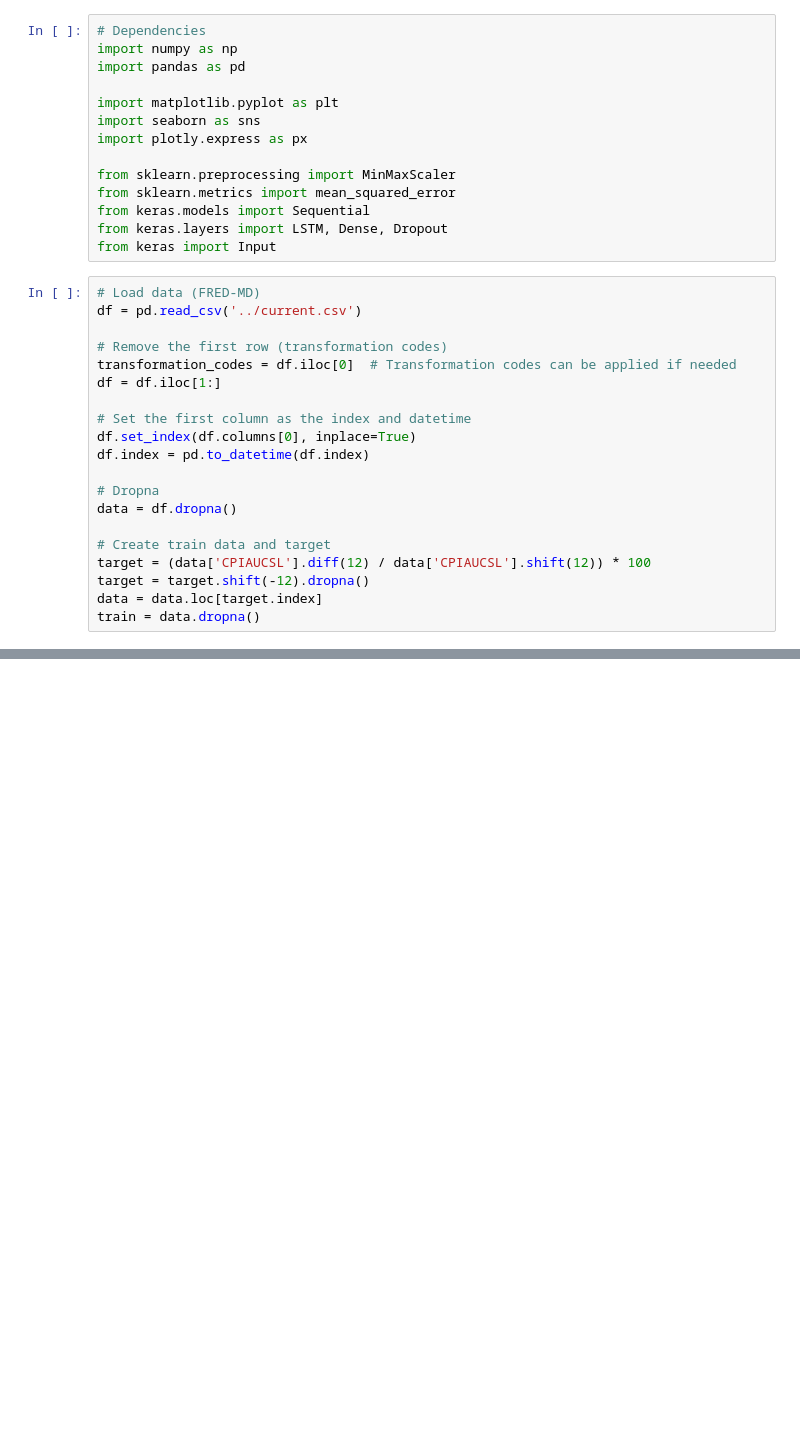
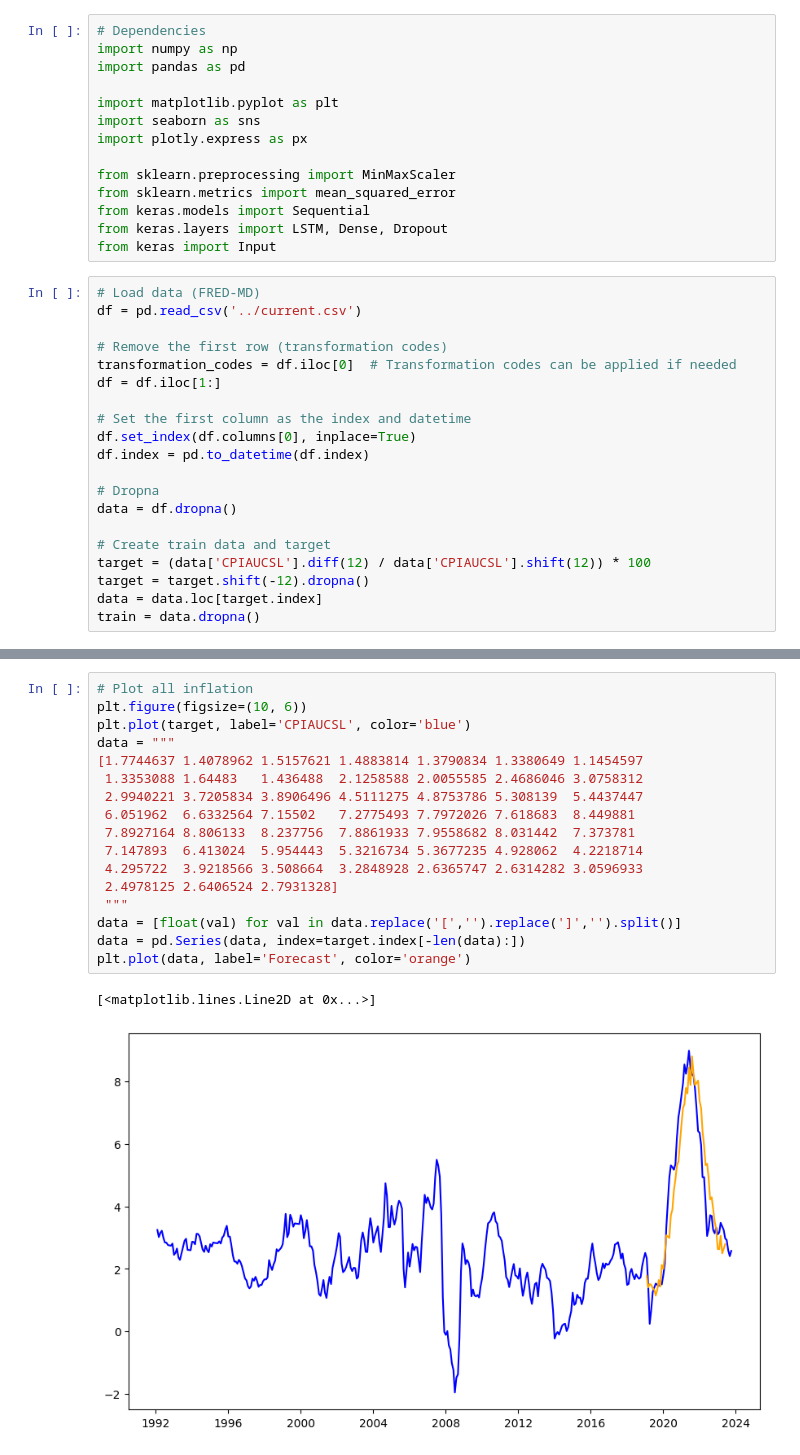
Before and after one commit to JawandS/macroeconvue, a Jupyter notebook: modeling/modeling/lstm.ipynb, the cells around one changed output, grey strips where cells are left out. Saved outputs shown, nothing was run; the diff lists cells and outputs as text; blank space fills up the shorter version.

```diff
--- a/modeling/modeling/lstm.ipynb
+++ b/modeling/modeling/lstm.ipynb
@@ -112,0 +138,20 @@ Forecast horizon: 52, RMSE: 2.05
+# %%
+# Plot all inflation
+plt.figure(figsize=(10, 6))
+plt.plot(target, label='CPIAUCSL', color='blue')
+data = """
+[1.7744637 1.4078962 1.5157621 1.4883814 1.3790834 1.3380649 1.1454597
+ 1.3353088 1.64483   1.436488  2.1258588 2.0055585 2.4686046 3.0758312
+ 2.9940221 3.7205834 3.8906496 4.5111275 4.8753786 5.308139  5.4437447
+ 6.051962  6.6332564 7.15502   7.2775493 7.7972026 7.618683  8.449881
+ 7.8927164 8.806133  8.237756  7.8861933 7.9558682 8.031442  7.373781
+ 7.147893  6.413024  5.954443  5.3216734 5.3677235 4.928062  4.2218714
+ 4.295722  3.9218566 3.508664  3.2848928 2.6365747 2.6314282 3.0596933
+ 2.4978125 2.6406524 2.7931328]
+ """
+data = [float(val) for val in data.replace('[','').replace(']','').split()]
+data = pd.Series(data, index=target.index[-len(data):])
+plt.plot(data, label='Forecast', color='orange')
+# %% [output]
+[<matplotlib.lines.Line2D at 0x...>]
+[figure, added]
```
Also changed, not shown: parts of 3 cells of this notebook, 1 other file.
